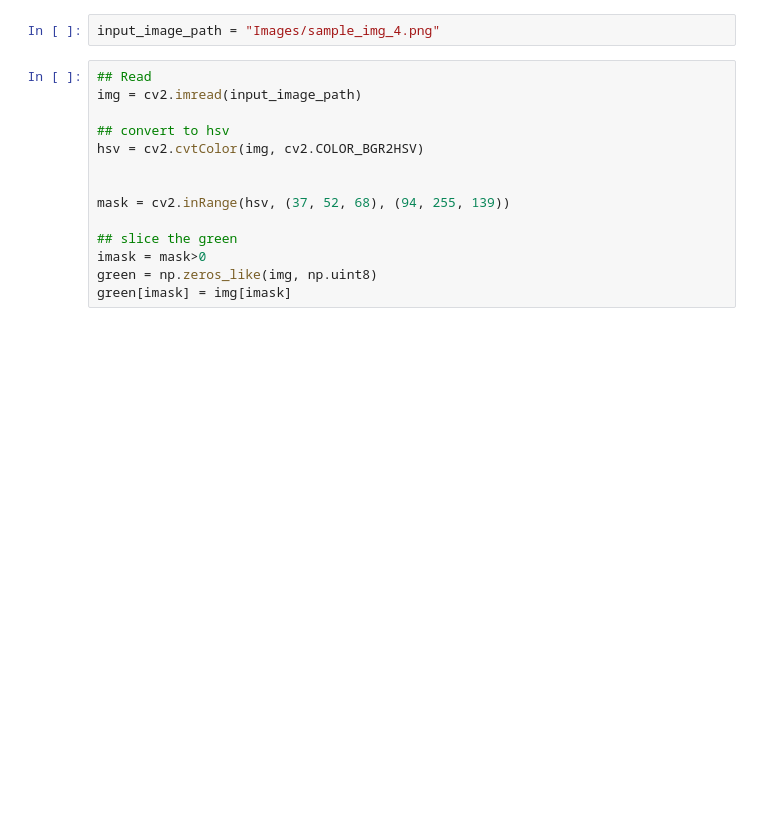
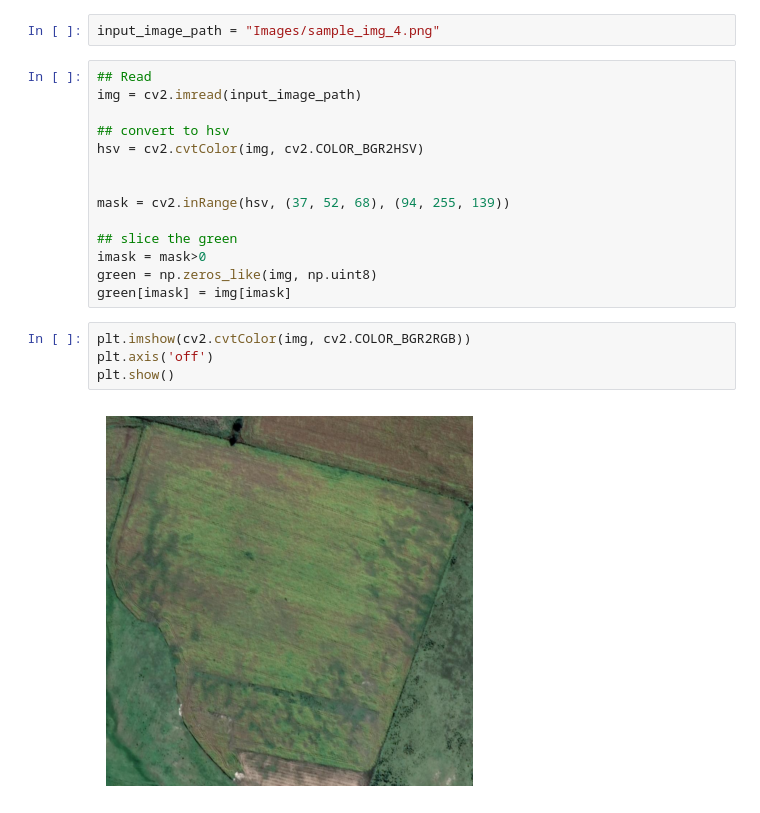
Before and after one commit to fmurphy97/Analyse-Agriculture-Satellite-Image, a Jupyter notebook: filter_image.ipynb, the cells around one changed output. Cells and saved outputs as stored; diff of their text form; blank space fills up the shorter version.

```diff
--- a/filter_image.ipynb
+++ b/filter_image.ipynb
@@ -18,3 +20,9 @@ mask = cv2.inRange(hsv, (37, 52, 68), (94, 255, 139))
 imask = mask>0
 green = np.zeros_like(img, np.uint8)
 green[imask] = img[imask]
+# %%
+plt.imshow(cv2.cvtColor(img, cv2.COLOR_BGR2RGB))
+plt.axis('off')
+plt.show()
+# %% [output]
+[figure, added]
```
Also changed, not shown: parts of 7 cells of this notebook, 6 other files.
